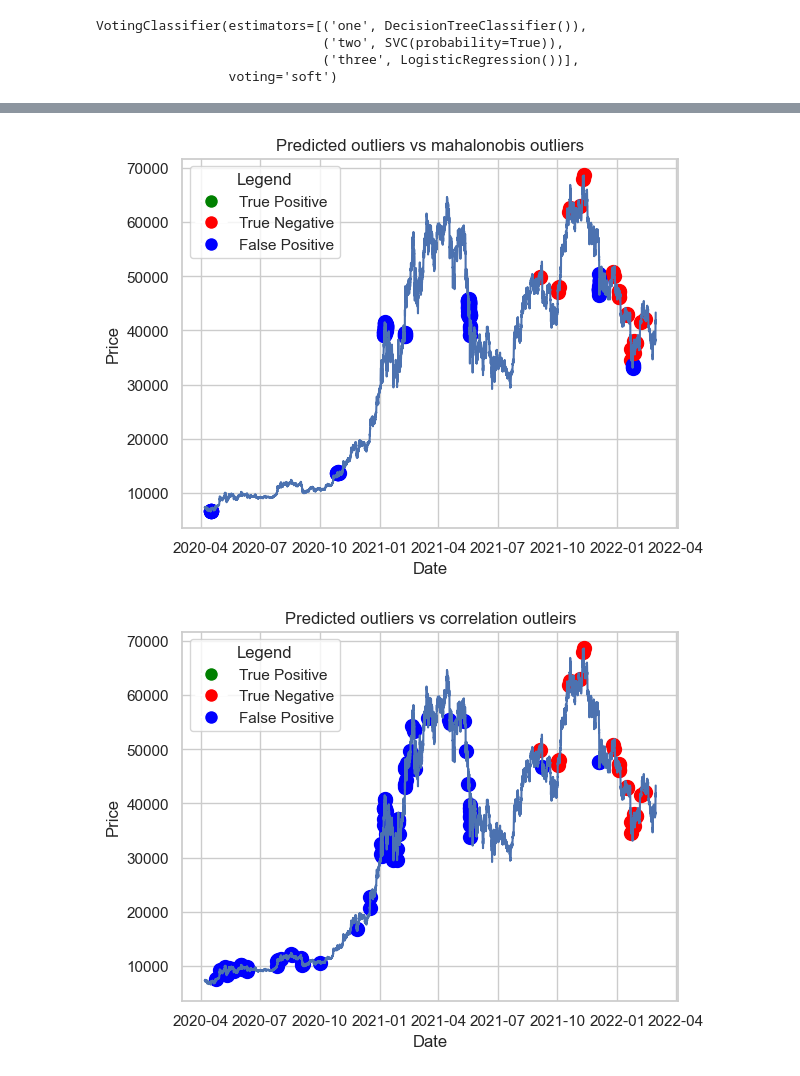
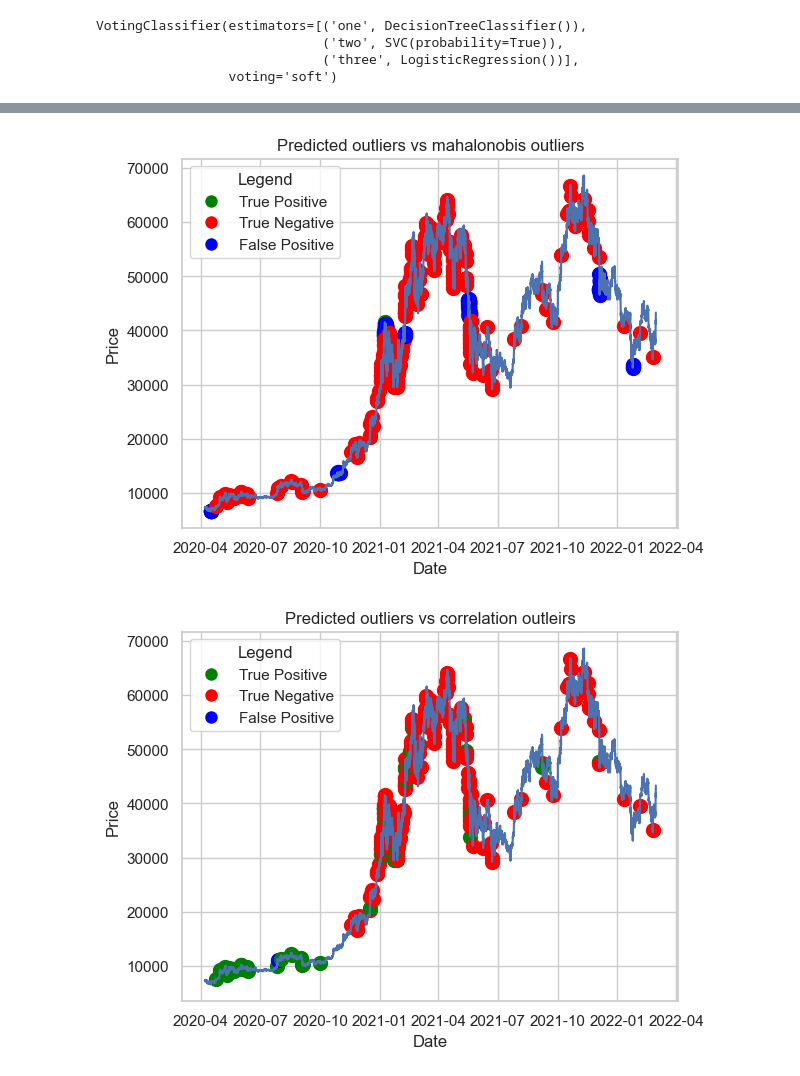
Before and after one commit to iAndRYou/anomalies, a Jupyter notebook: model.ipynb, the cells around one changed output, grey strips where cells are left out. Saved outputs shown, nothing was run; the diff lists cells and outputs as text; code cells hidden in the pictures.

```diff
--- a/model.ipynb
+++ b/model.ipynb
@@ -253,3 +253,7 @@ volume_correlation_dataset.head()
 | 2022-02-28 22:00:00 | 1646085600 | 42907.32 | 527.540571 | 2.263535e+07 | False |
 | 2022-02-28 21:00:00 | 1646082000 | 41659.53 | 69.751680 | 2.905822e+06 | False |
 | 2022-02-28 20:00:00 | 1646078400 | 41914.97 | 247.151654 | 1.035935e+07 | False |
+# %%
+all_dataset = merged_dataset.copy()
+all_dataset['anomaly'] = merged_dataset['anomaly'] | mahalanobis_dataset['anomaly'] | volume_correlation_dataset['anomaly']
+all_dataset.head()
@@ -277,3 +289,5 @@ def prepare_data(df):
 train_X_merged, test_X_merged, train_y_merged, test_y_merged  = prepare_data(merged_dataset)
 train_X_mahalanobis, test_X_mahalanobis, train_y_mahalanobis, test_y_mahalanobis  = prepare_data(mahalanobis_dataset)
 train_X_correlation, test_X_correlation, train_y_correlation, test_y_correlation  = prepare_data(volume_correlation_dataset)
+
+train_X_all, test_X_all, train_y_all, test_y_all  = prepare_data(all_dataset)
@@ -286,6 +323,6 @@ clf1 = DecisionTreeClassifier()
 clf2 = SVC(probability=True)
 clf3 = LogisticRegression()
 
-clf1.fit(train_X_merged, train_y_merged)
-clf1.fit(train_X_mahalanobis, train_y_mahalanobis)
-clf1.fit(train_X_correlation, train_y_correlation)
+clf1a = clf1.fit(train_X_merged, train_y_merged)
+clf1b = clf1.fit(train_X_mahalanobis, train_y_mahalanobis)
+clf1c = clf1.fit(train_X_correlation, train_y_correlation)
@@ -436,8 +472,8 @@ def plot_outliers_with_color(df: pd.DataFrame, y_test: pd.Series, outliers: np.n
     plt.show()
 
 
-plot_outliers_with_color(test_X_merged, test_y_merged, y_pred[:16629], "Predicted outliers vs merged outliers")
-plot_outliers_with_color(test_X_mahalanobis, test_y_mahalanobis, y_pred[:16629], "Predicted outliers vs mahalonobis outliers")
-plot_outliers_with_color(test_X_correlation, test_y_correlation, y_pred[:16629], "Predicted outliers vs correlation outleirs")
+plot_outliers_with_color(test_X_merged, test_y_merged, pred_y_merged, "Predicted outliers vs merged outliers")
+plot_outliers_with_color(test_X_mahalanobis, test_y_mahalanobis, pred_y_mahalanobis, "Predicted outliers vs mahalonobis outliers")
+plot_outliers_with_color(test_X_correlation, test_y_correlation, pred_y_correlation, "Predicted outliers vs correlation outleirs")
 plot_outliers_with_color(X_test, y_test, y_pred, "Predicted outliers vs all outliers")
 # %% [output]
@@ -445,2 +481,2 @@ plot_outliers_with_color(X_test, y_test, y_pred, "Predicted outliers vs all outl
-[figure, old version]
+[figure, new version]
-[figure, old version]
+[figure, new version]
```
Also changed, not shown: parts of 5 cells of this notebook.
